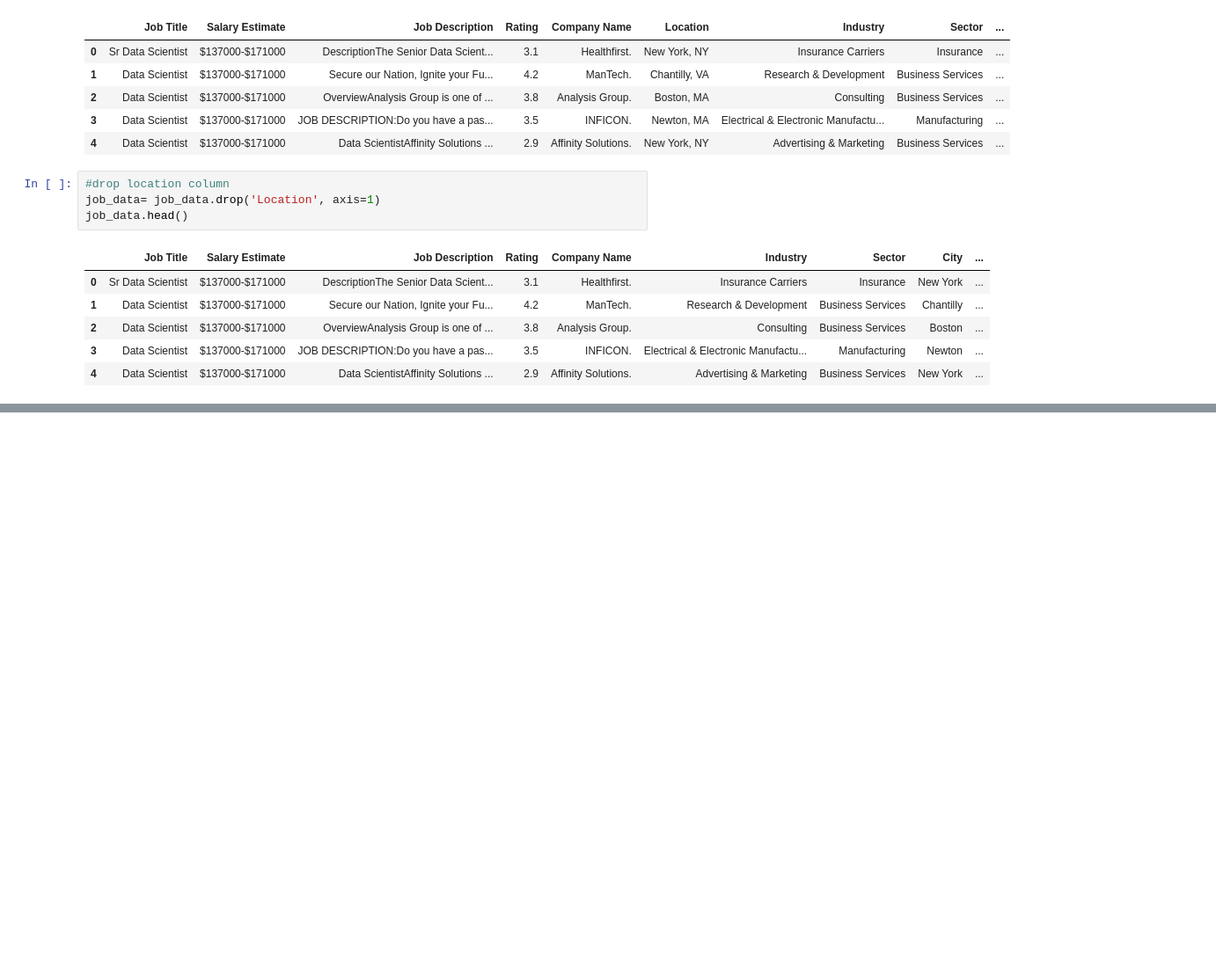
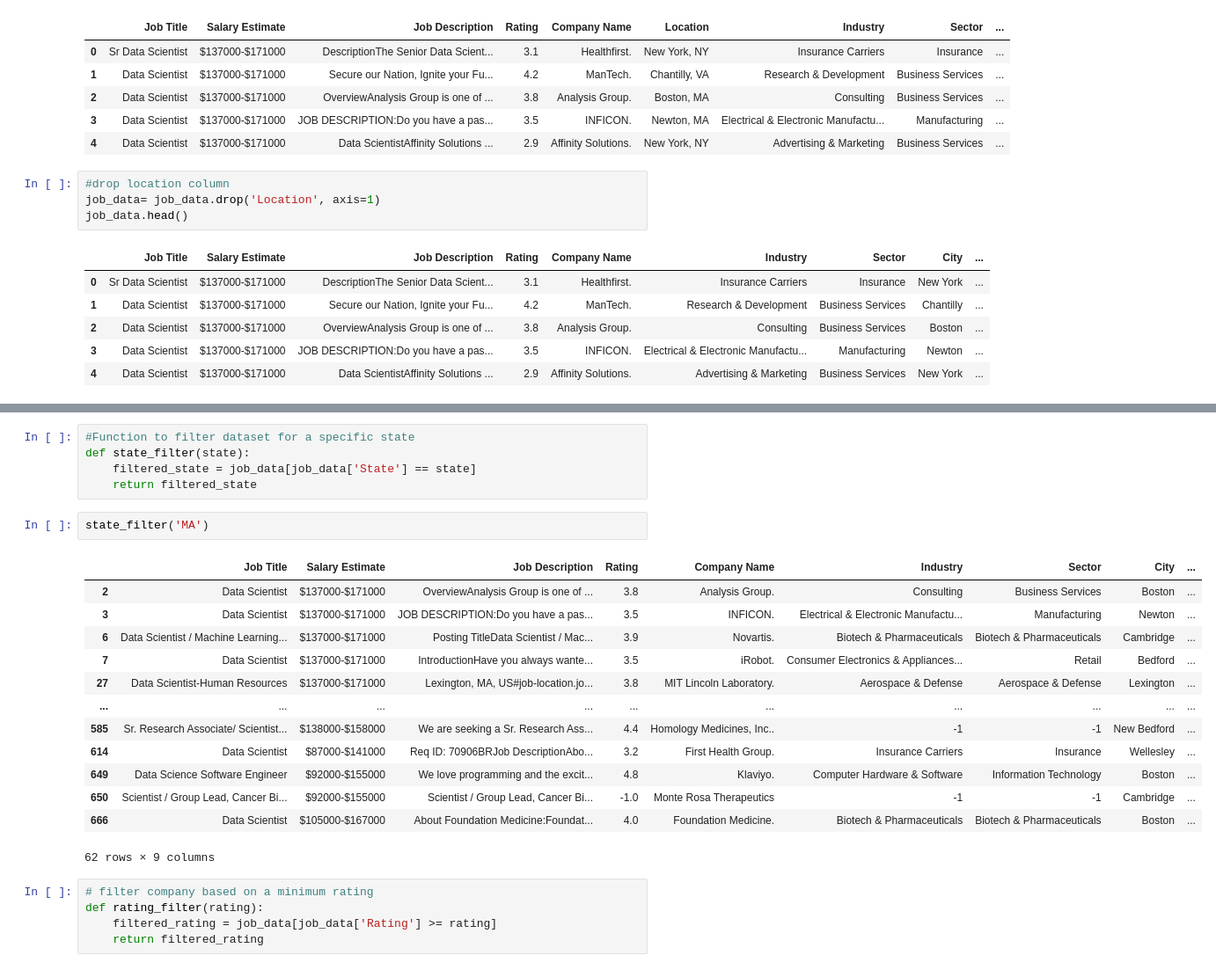
Before and after one commit to loisyu/Data-analysis-project, a Jupyter notebook: project1-ds-jobs.ipynb, the cells around one changed output, grey strips where cells are left out. Shown at 88% size. Cells and saved outputs as stored; diff of their text form; blank space fills up the shorter version.

```diff
--- a/project1-ds-jobs.ipynb
+++ b/project1-ds-jobs.ipynb
@@ -160,0 +197,26 @@ job_data.head()
+# %%
+#Function to filter dataset for a specific state
+def state_filter(state):
+    filtered_state = job_data[job_data['State'] == state]
+    return filtered_state
+# %%
+state_filter('MA')
+# %% [output]
+|  | Job Title | Salary Estimate | Job Description | Rating | Company Name | Industry | Sector | City | ... |
+| 2 | Data Scientist | $137000-$171000 | OverviewAnalysis Group is one of ... | 3.8 | Analysis Group. | Consulting | Business Services | Boston | ... |
+| 3 | Data Scientist | $137000-$171000 | JOB DESCRIPTION:Do you have a pas... | 3.5 | INFICON. | Electrical & Electronic Manufactu... | Manufacturing | Newton | ... |
+| 6 | Data Scientist / Machine Learning... | $137000-$171000 | Posting TitleData Scientist / Mac... | 3.9 | Novartis. | Biotech & Pharmaceuticals | Biotech & Pharmaceuticals | Cambridge | ... |
+| 7 | Data Scientist | $137000-$171000 | IntroductionHave you always wante... | 3.5 | iRobot. | Consumer Electronics & Appliances... | Retail | Bedford | ... |
+| 27 | Data Scientist-Human Resources | $137000-$171000 | Lexington, MA, US#job-location.jo... | 3.8 | MIT Lincoln Laboratory. | Aerospace & Defense | Aerospace & Defense | Lexington | ... |
+| ... | ... | ... | ... | ... | ... | ... | ... | ... | ... |
+| 585 | Sr. Research Associate/ Scientist... | $138000-$158000 | We are seeking a Sr. Research Ass... | 4.4 | Homology Medicines, Inc.. | -1 | -1 | New Bedford | ... |
+| 614 | Data Scientist | $87000-$141000 | Req ID: 70906BRJob DescriptionAbo... | 3.2 | First Health Group. | Insurance Carriers | Insurance | Wellesley | ... |
+| 649 | Data Science Software Engineer | $92000-$155000 | We love programming and the excit... | 4.8 | Klaviyo. | Computer Hardware & Software | Information Technology | Boston | ... |
+| 650 | Scientist / Group Lead, Cancer Bi... | $92000-$155000 | Scientist / Group Lead, Cancer Bi... | -1.0 | Monte Rosa Therapeutics | -1 | -1 | Cambridge | ... |
+| 666 | Data Scientist | $105000-$167000 | About Foundation Medicine:Foundat... | 4.0 | Foundation Medicine. | Biotech & Pharmaceuticals | Biotech & Pharmaceuticals | Boston | ... |
+62 rows × 9 columns
+# %%
+# filter company based on a minimum rating
+def rating_filter(rating):
+    filtered_rating = job_data[job_data['Rating'] >= rating]
+    return filtered_rating
```
Also changed, not shown: parts of 10 cells of this notebook.
